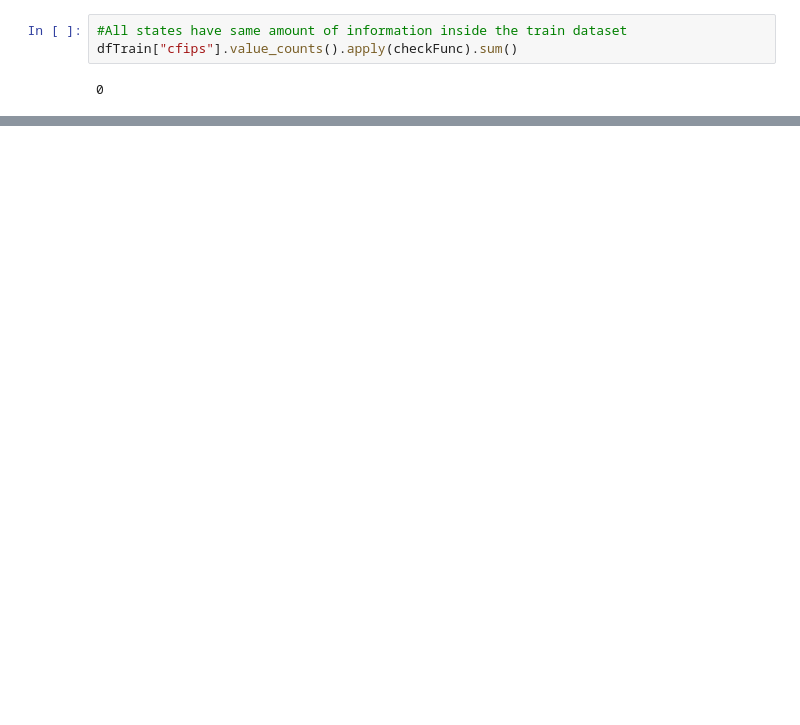
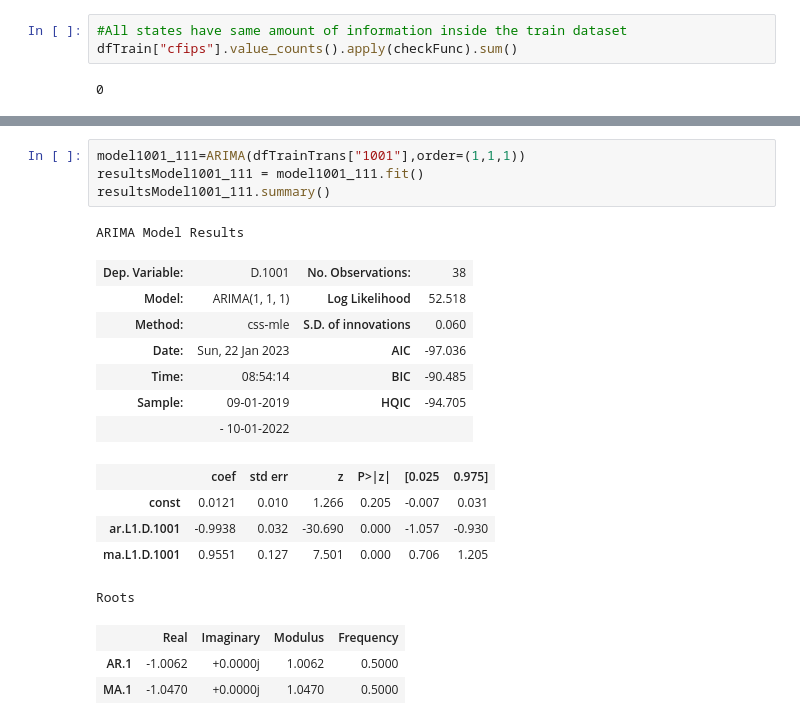
Before and after one commit to MKbinli/MLstudies, a Jupyter notebook: Timeseries1/GD Timeseries_jupyter.ipynb, the cells around one changed output, grey strips where cells are left out. Drawn from its saved outputs; the diff is of its cells as text; blank space fills up the shorter version.

```diff
--- a/Timeseries1/GD Timeseries_jupyter.ipynb
+++ b/Timeseries1/GD Timeseries_jupyter.ipynb
@@ -286,0 +311,21 @@ plt.show()
+# %%
+model1001_111=ARIMA(dfTrainTrans["1001"],order=(1,1,1))
+resultsModel1001_111 = model1001_111.fit()
+resultsModel1001_111.summary()
+# %% [output]
+ARIMA Model Results
+| Dep. Variable: | D.1001 | No. Observations: | 38 |
+| Model: | ARIMA(1, 1, 1) | Log Likelihood | 52.518 |
+| Method: | css-mle | S.D. of innovations | 0.060 |
+| Date: | Sun, 22 Jan 2023 | AIC | -97.036 |
+| Time: | 08:54:14 | BIC | -90.485 |
+| Sample: | 09-01-2019 | HQIC | -94.705 |
+|  | - 10-01-2022 |  |  |
+|  | coef | std err | z | P>|z| | [0.025 | 0.975] |
+| const | 0.0121 | 0.010 | 1.266 | 0.205 | -0.007 | 0.031 |
+| ar.L1.D.1001 | -0.9938 | 0.032 | -30.690 | 0.000 | -1.057 | -0.930 |
+| ma.L1.D.1001 | 0.9551 | 0.127 | 7.501 | 0.000 | 0.706 | 1.205 |
+Roots
+|  | Real | Imaginary | Modulus | Frequency |
+| AR.1 | -1.0062 | +0.0000j | 1.0062 | 0.5000 |
+| MA.1 | -1.0470 | +0.0000j | 1.0470 | 0.5000 |
```
Also changed, not shown: parts of 45 cells of this notebook.
